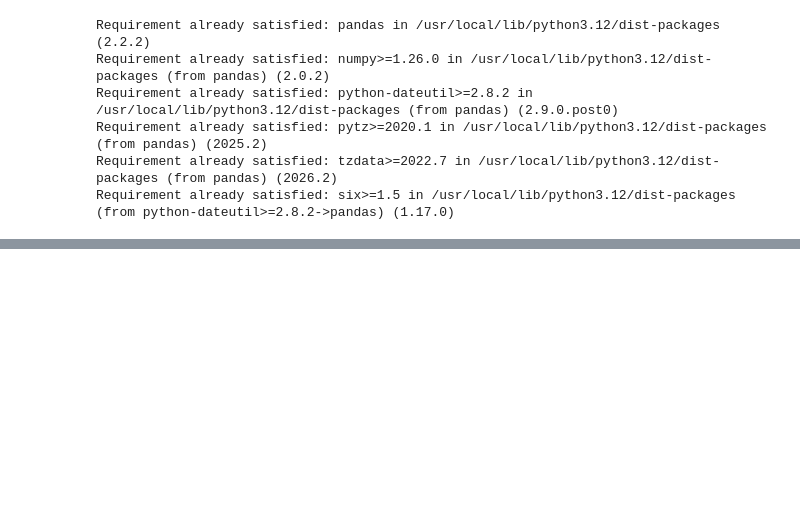
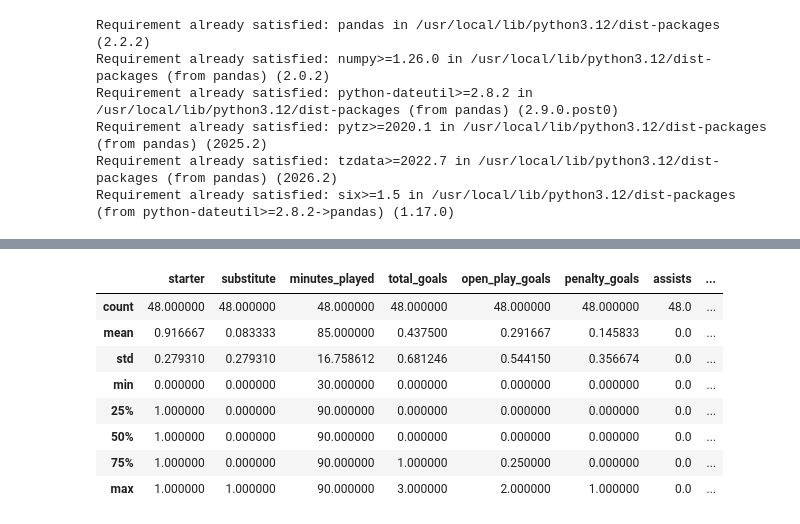
Before and after one commit to shaharham211/FIDE-Chess-Rating-Guide, a Jupyter notebook: Untitled0.ipynb, the cells around one changed output, grey strips where cells are left out. Cells and saved outputs as stored; diff of their text form; code cells hidden in the pictures; blank space fills up the shorter version.

```diff
--- a/Untitled0.ipynb
+++ b/Untitled0.ipynb
@@ -34,0 +65,12 @@ FileNotFoundError: [Errno 2] No such file or directory: '/content/datasets/fide_
+# %%
+data.describe()
+# %% [output]
+|  | starter | substitute | minutes_played | total_goals | open_play_goals | penalty_goals | assists | ... |
+| count | 48.000000 | 48.000000 | 48.000000 | 48.000000 | 48.000000 | 48.000000 | 48.0 | ... |
+| mean | 0.916667 | 0.083333 | 85.000000 | 0.437500 | 0.291667 | 0.145833 | 0.0 | ... |
+| std | 0.279310 | 0.279310 | 16.758612 | 0.681246 | 0.544150 | 0.356674 | 0.0 | ... |
+| min | 0.000000 | 0.000000 | 30.000000 | 0.000000 | 0.000000 | 0.000000 | 0.0 | ... |
+| 25% | 1.000000 | 0.000000 | 90.000000 | 0.000000 | 0.000000 | 0.000000 | 0.0 | ... |
+| 50% | 1.000000 | 0.000000 | 90.000000 | 0.000000 | 0.000000 | 0.000000 | 0.0 | ... |
+| 75% | 1.000000 | 0.000000 | 90.000000 | 1.000000 | 0.250000 | 0.000000 | 0.0 | ... |
+| max | 1.000000 | 1.000000 | 90.000000 | 3.000000 | 2.000000 | 1.000000 | 0.0 | ... |
```
Also changed, not shown: parts of 11 cells of this notebook.
